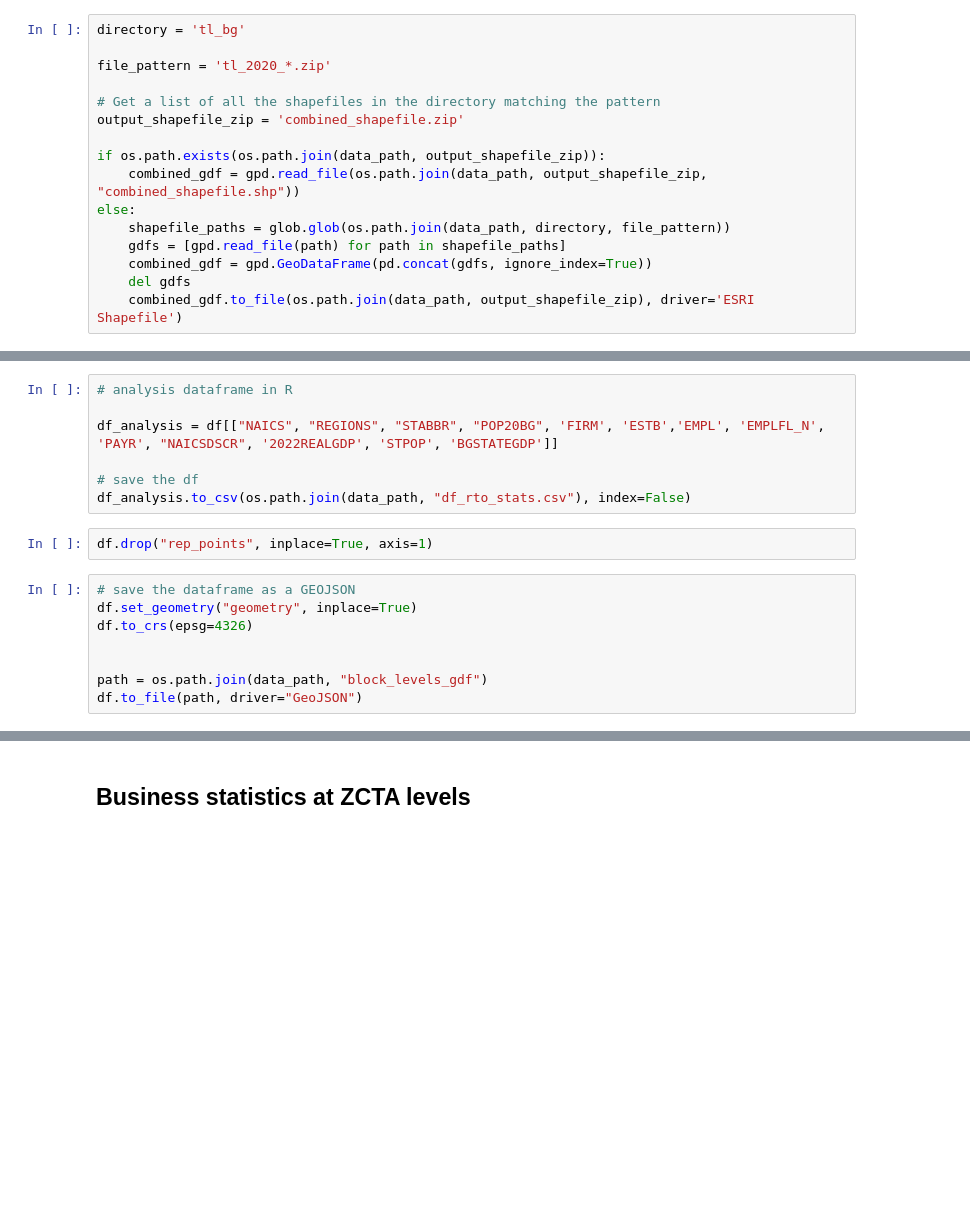
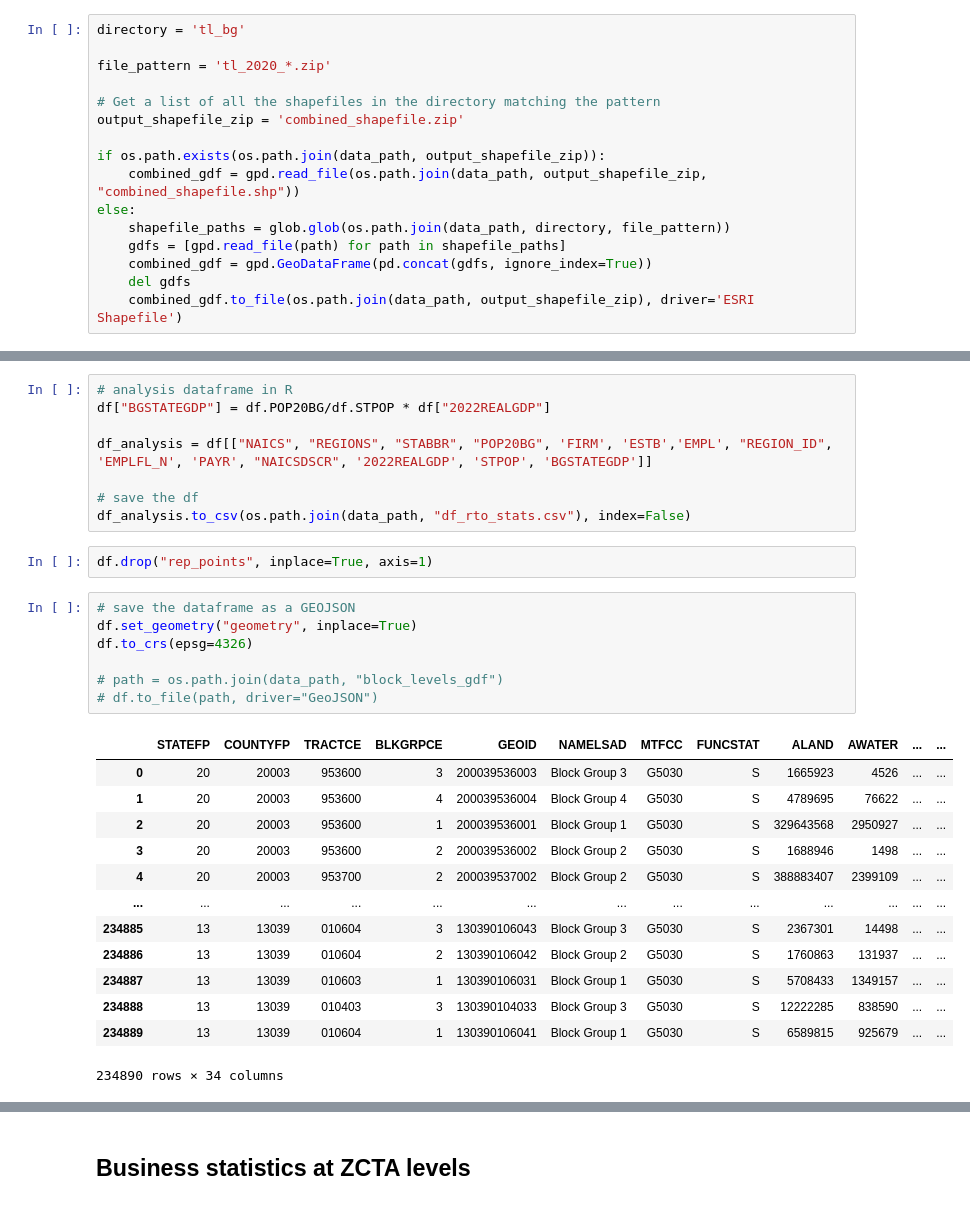
Before and after one commit to denniesbor/spwio, a Jupyter notebook: notebooks/data.ipynb, the cells around one changed output, grey strips where cells are left out. Drawn from its saved outputs; the diff is of its cells as text; blank space fills up the shorter version.

```diff
--- a/notebooks/data.ipynb
+++ b/notebooks/data.ipynb
@@ -260,8 +268,9 @@ See the caveats in the documentation: https://pandas.pydata.org/pandas-docs/stab
 5 rows × 34 columns
 # %%
 # analysis dataframe in R
+df["BGSTATEGDP"] = df.POP20BG/df.STPOP * df["2022REALGDP"]
 
-df_analysis = df[["NAICS", "REGIONS", "STABBR", "POP20BG", 'FIRM', 'ESTB','EMPL', 'EMPLFL_N', 'PAYR', "NAICSDSCR", '2022REALGDP', 'STPOP', 'BGSTATEGDP']]
+df_analysis = df[["NAICS", "REGIONS", "STABBR", "POP20BG", 'FIRM', 'ESTB','EMPL', "REGION_ID", 'EMPLFL_N', 'PAYR', "NAICSDSCR", '2022REALGDP', 'STPOP', 'BGSTATEGDP']]
 
 # save the df
 df_analysis.to_csv(os.path.join(data_path, "df_rto_stats.csv"), index=False)
@@ -270,11 +279,24 @@ df.drop("rep_points", inplace=True, axis=1)
 # %%
 # save the dataframe as a GEOJSON
 df.set_geometry("geometry", inplace=True)
 df.to_crs(epsg=4326)
 
-
-path = os.path.join(data_path, "block_levels_gdf")
-df.to_file(path, driver="GeoJSON")
+# path = os.path.join(data_path, "block_levels_gdf")
+# df.to_file(path, driver="GeoJSON")
+# %% [output]
+|  | STATEFP | COUNTYFP | TRACTCE | BLKGRPCE | GEOID | NAMELSAD | MTFCC | FUNCSTAT | ALAND | AWATER | ... | ... |
+| 0 | 20 | 20003 | 953600 | 3 | 200039536003 | Block Group 3 | G5030 | S | 1665923 | 4526 | ... | ... |
+| 1 | 20 | 20003 | 953600 | 4 | 200039536004 | Block Group 4 | G5030 | S | 4789695 | 76622 | ... | ... |
+| 2 | 20 | 20003 | 953600 | 1 | 200039536001 | Block Group 1 | G5030 | S | 329643568 | 2950927 | ... | ... |
+| 3 | 20 | 20003 | 953600 | 2 | 200039536002 | Block Group 2 | G5030 | S | 1688946 | 1498 | ... | ... |
+| 4 | 20 | 20003 | 953700 | 2 | 200039537002 | Block Group 2 | G5030 | S | 388883407 | 2399109 | ... | ... |
+| ... | ... | ... | ... | ... | ... | ... | ... | ... | ... | ... | ... | ... |
+| 234885 | 13 | 13039 | 010604 | 3 | 130390106043 | Block Group 3 | G5030 | S | 2367301 | 14498 | ... | ... |
+| 234886 | 13 | 13039 | 010604 | 2 | 130390106042 | Block Group 2 | G5030 | S | 1760863 | 131937 | ... | ... |
+| 234887 | 13 | 13039 | 010603 | 1 | 130390106031 | Block Group 1 | G5030 | S | 5708433 | 1349157 | ... | ... |
+| 234888 | 13 | 13039 | 010403 | 3 | 130390104033 | Block Group 3 | G5030 | S | 12222285 | 838590 | ... | ... |
+| 234889 | 13 | 13039 | 010604 | 1 | 130390106041 | Block Group 1 | G5030 | S | 6589815 | 925679 | ... | ... |
+234890 rows × 34 columns
 # %%
 fig, ax = plt.subplots(1, 1, figsize = (8, 10))
 
```
Also changed, not shown: parts of 19 cells of this notebook, 5 other files.
